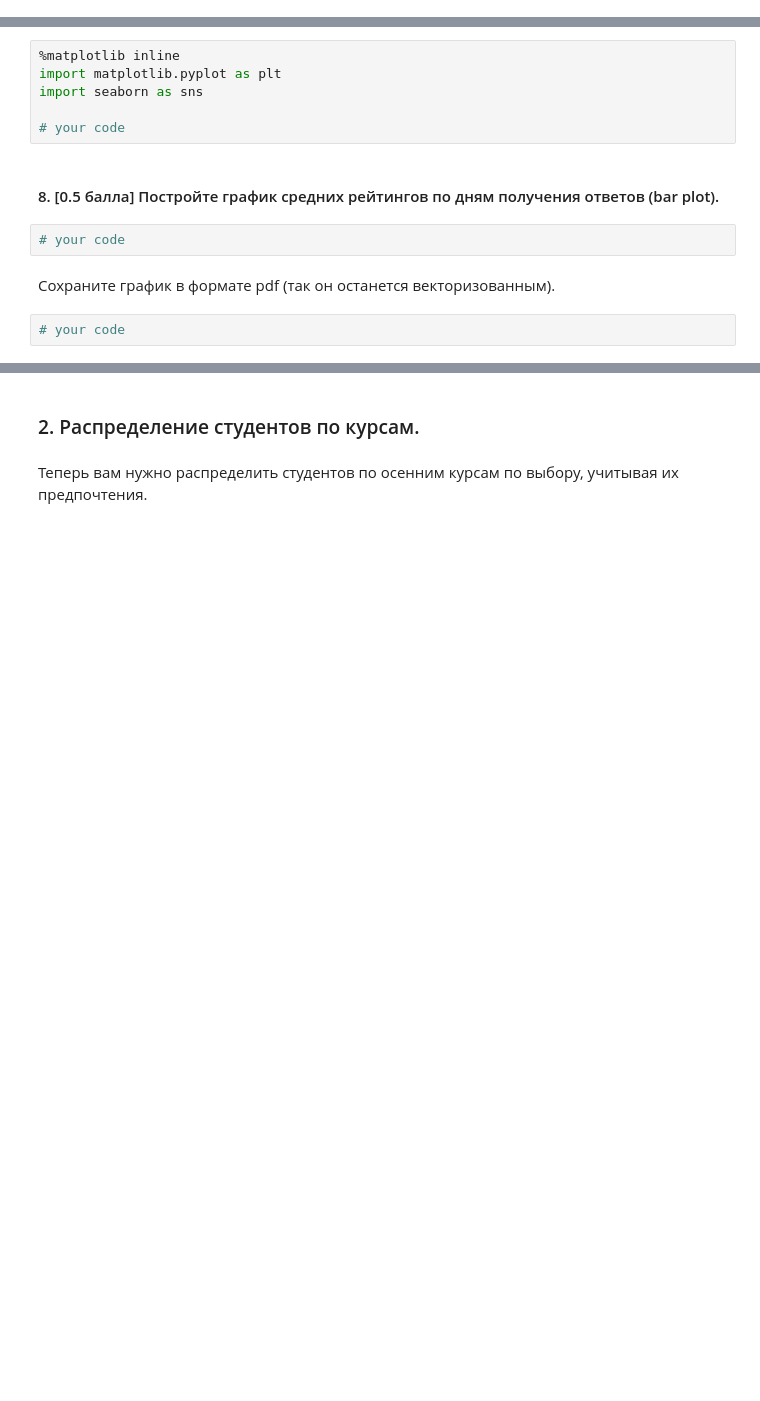
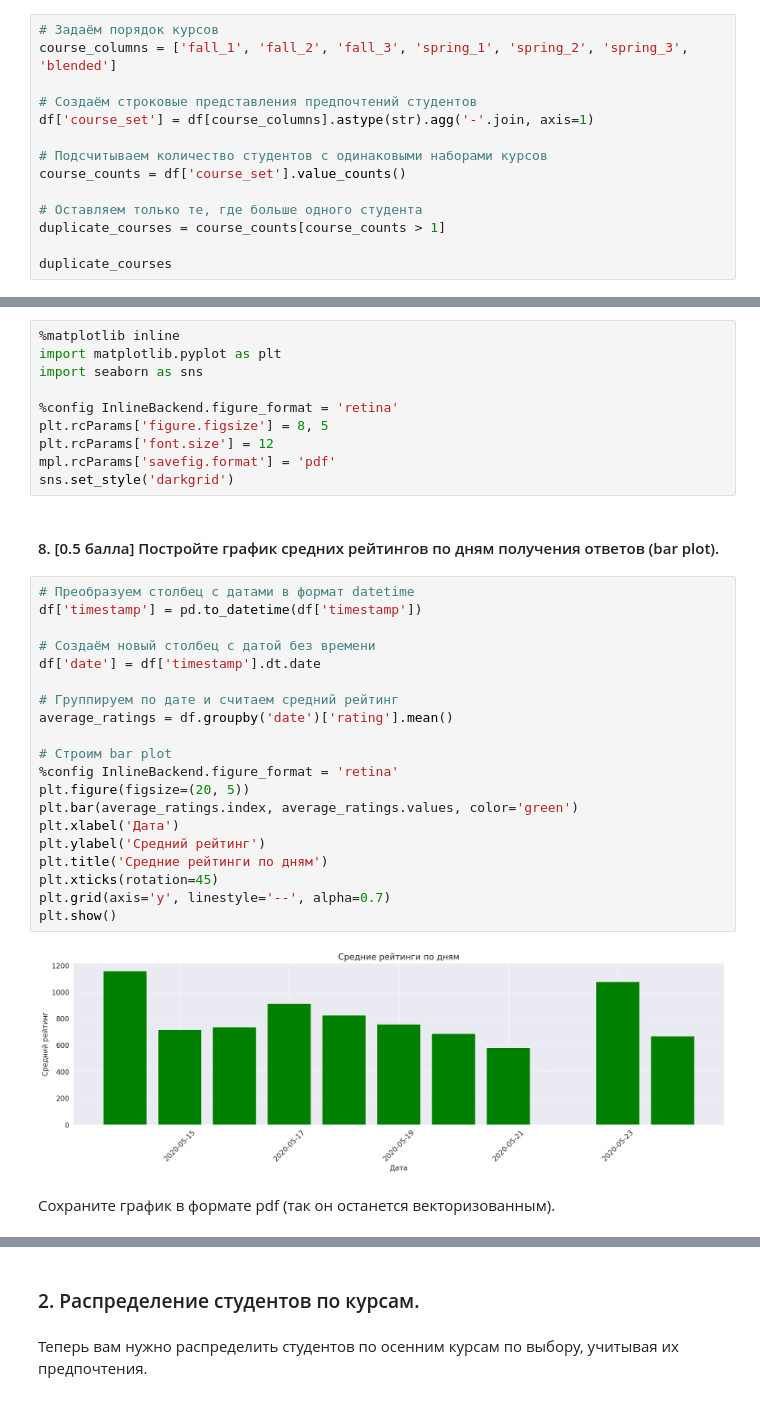
Before and after one commit to r42arty/hse, a Jupyter notebook: mod3/ML_1.ipynb, the cells around one changed output, grey strips where cells are left out. Drawn from its saved outputs; the diff is of its cells as text; blank space fills up the shorter version.

```diff
--- a/mod3/ML_1.ipynb
+++ b/mod3/ML_1.ipynb
@@ -201,0 +230,14 @@ count_no_unique
+# %%
+# Задаём порядок курсов
+course_columns = ['fall_1', 'fall_2', 'fall_3', 'spring_1', 'spring_2', 'spring_3', 'blended']
+
+# Создаём строковые представления предпочтений студентов
+df['course_set'] = df[course_columns].astype(str).agg('-'.join, axis=1)
+
+# Подсчитываем количество студентов с одинаковыми наборами курсов
+course_counts = df['course_set'].value_counts()
+
+# Оставляем только те, где больше одного студента
+duplicate_courses = course_counts[course_counts > 1]
+
+duplicate_courses
@@ -242,12 +338,34 @@ count_no_unique
 import matplotlib.pyplot as plt
 import seaborn as sns
 
-# your code
+%config InlineBackend.figure_format = 'retina'
+plt.rcParams['figure.figsize'] = 8, 5
+plt.rcParams['font.size'] = 12
+mpl.rcParams['savefig.format'] = 'pdf'
+sns.set_style('darkgrid')
 # %% [markdown]
 #### 8. [0.5 балла] Постройте график средних рейтингов по дням получения ответов (bar plot).
-# %%
-# your code
+# %%
+# Преобразуем столбец с датами в формат datetime
+df['timestamp'] = pd.to_datetime(df['timestamp'])
+
+# Создаём новый столбец с датой без времени
+df['date'] = df['timestamp'].dt.date
+
+# Группируем по дате и считаем средний рейтинг
+average_ratings = df.groupby('date')['rating'].mean()
+
+# Строим bar plot
+%config InlineBackend.figure_format = 'retina'
+plt.figure(figsize=(20, 5))
+plt.bar(average_ratings.index, average_ratings.values, color='green')
+plt.xlabel('Дата')
+plt.ylabel('Средний рейтинг')
+plt.title('Средние рейтинги по дням')
+plt.xticks(rotation=45)
+plt.grid(axis='y', linestyle='--', alpha=0.7)
+plt.show()
+# %% [output]
+[figure, added]
 # %% [markdown]
 Сохраните график в формате pdf (так он останется векторизованным).
-# %%
-# your code
```
Also changed, not shown: parts of 15 cells of this notebook.
